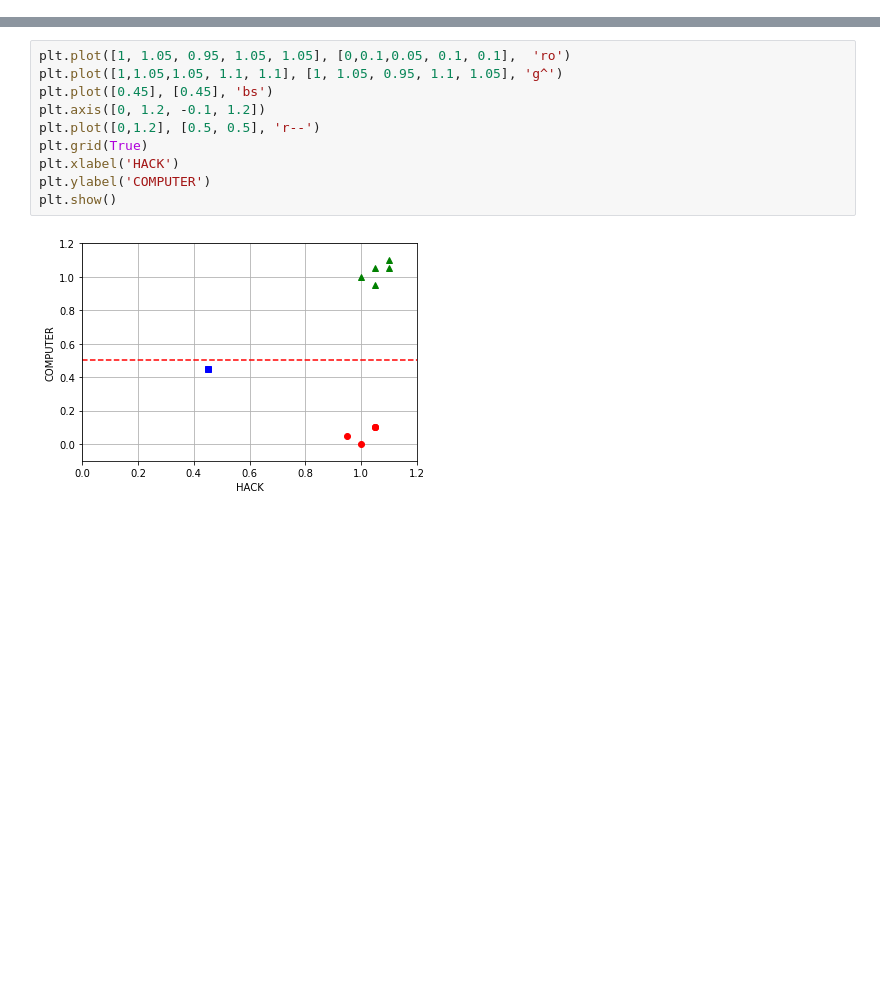
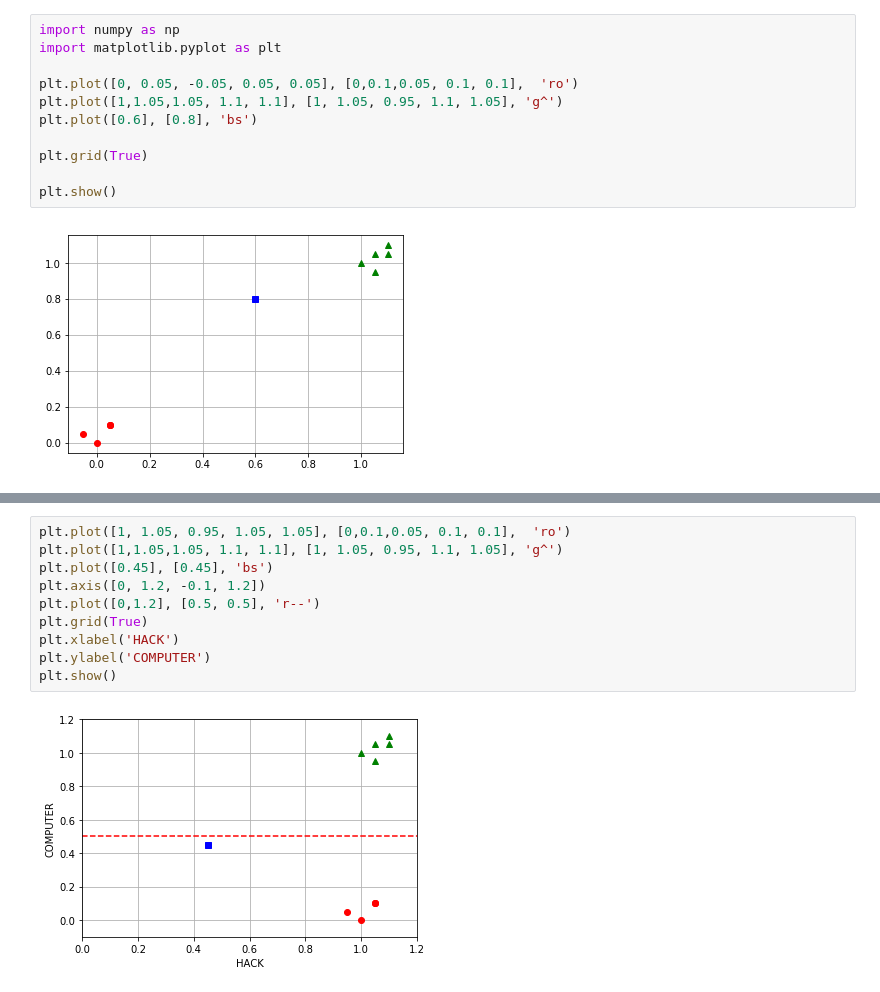
Before and after one commit to zalon525/mro-knn, a Jupyter notebook: kNN-intro.ipynb, the cells around one changed output, grey strips where cells are left out. Drawn from its saved outputs; the diff is of its cells as text; blank space fills up the shorter version.

```diff
--- a/kNN-intro.ipynb
+++ b/kNN-intro.ipynb
@@ -0,0 +4,13 @@
+# %%
+import numpy as np
+import matplotlib.pyplot as plt
+
+plt.plot([0, 0.05, -0.05, 0.05, 0.05], [0,0.1,0.05, 0.1, 0.1],  'ro')
+plt.plot([1,1.05,1.05, 1.1, 1.1], [1, 1.05, 0.95, 1.1, 1.05], 'g^')
+plt.plot([0.6], [0.8], 'bs')
+
+plt.grid(True)
+
+plt.show()
+# %% [output]
+[figure, added]
```
Also changed, not shown: parts of 20 cells of this notebook.
